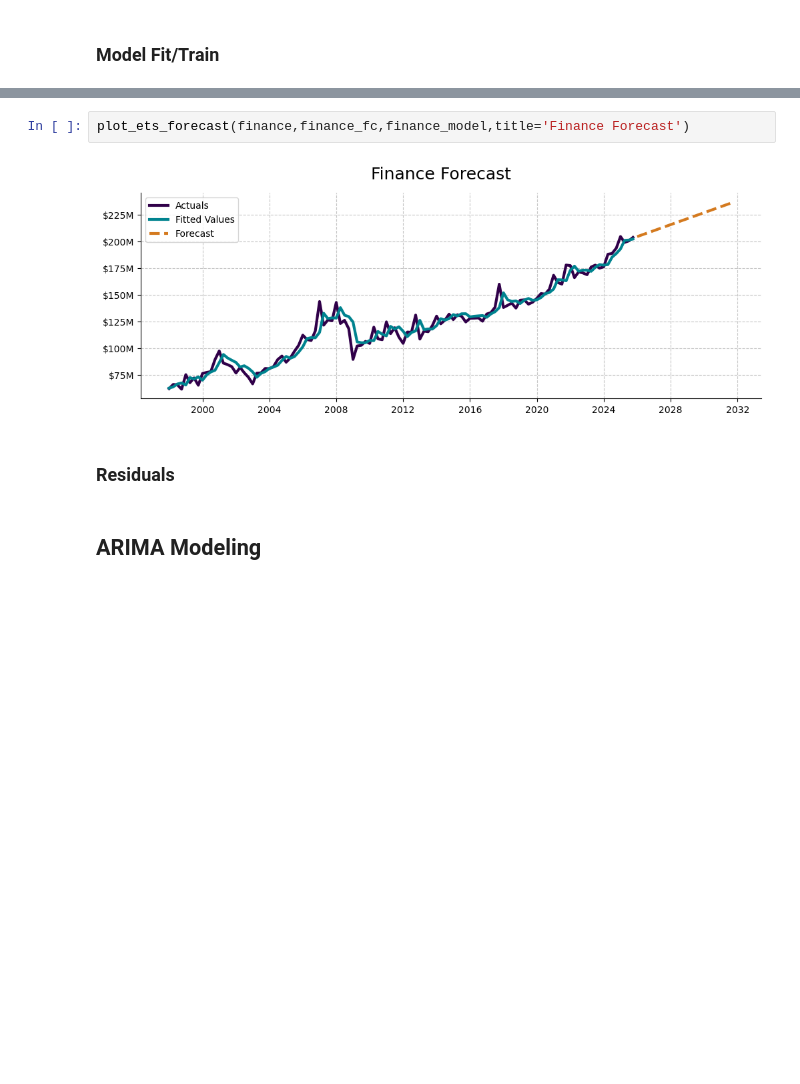
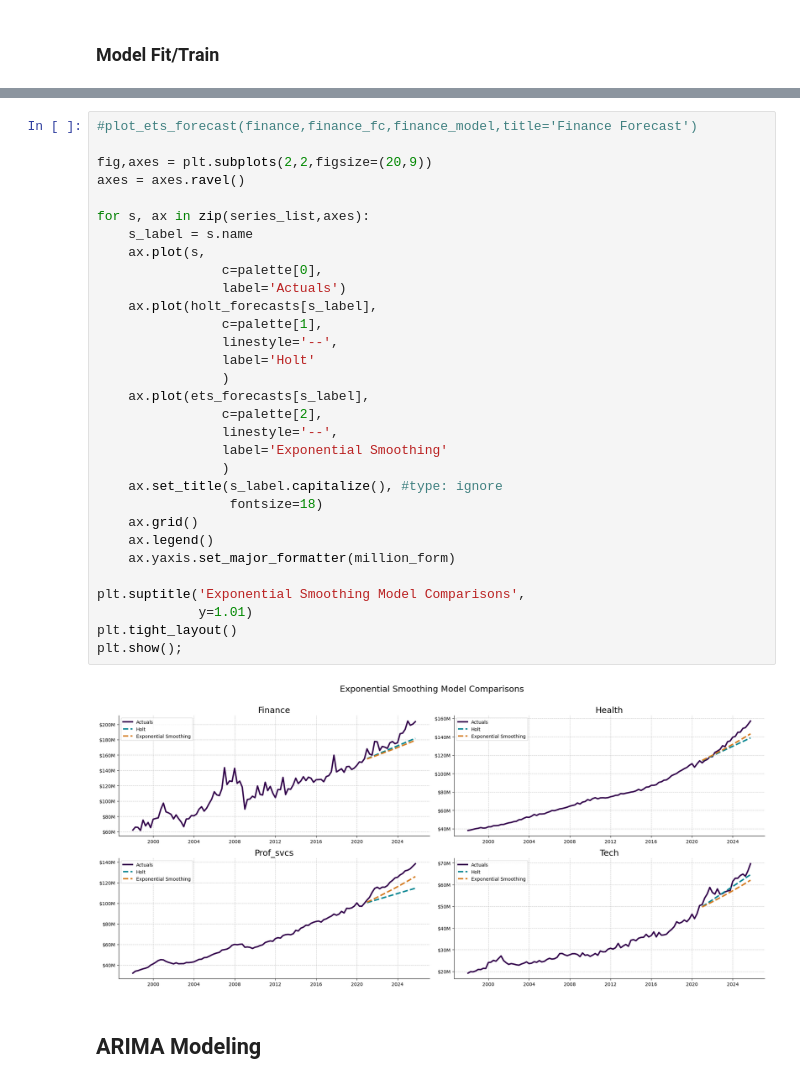
Before and after one commit to kpmccorm/test_may2026, a Jupyter notebook: final_proj.ipynb, the cells around one changed output, grey strips where cells are left out. Drawn from its saved outputs; the diff is of its cells as text; blank space fills up the shorter version.

```diff
--- a/final_proj.ipynb
+++ b/final_proj.ipynb
@@ -394,9 +615,36 @@ tech_fc, tech_params, tech_model = ets_model(train_series = tech,
 # %%
-plot_ets_forecast(finance,finance_fc,finance_model,title='Finance Forecast')
+#plot_ets_forecast(finance,finance_fc,finance_model,title='Finance Forecast')
+
+fig,axes = plt.subplots(2,2,figsize=(20,9))
+axes = axes.ravel()
+
+for s, ax in zip(series_list,axes):
+    s_label = s.name
+    ax.plot(s,
+                c=palette[0],
+                label='Actuals')
+    ax.plot(holt_forecasts[s_label],
+                c=palette[1],
+                linestyle='--',
+                label='Holt'
+                )
+    ax.plot(ets_forecasts[s_label],
+                c=palette[2],
+                linestyle='--',
+                label='Exponential Smoothing'
+                )
+    ax.set_title(s_label.capitalize(), #type: ignore
+                 fontsize=18)
+    ax.grid()
+    ax.legend()
+    ax.yaxis.set_major_formatter(million_form)
+
+plt.suptitle('Exponential Smoothing Model Comparisons',
+             y=1.01)
+plt.tight_layout()
+plt.show();
 # %% [output]
-[figure, old version]
+[figure, new version]
-# %% [markdown]
-### Residuals
 # %% [markdown]
 ## ARIMA Modeling
 # %% [markdown]
```
Also changed, not shown: parts of 32 cells of this notebook.
